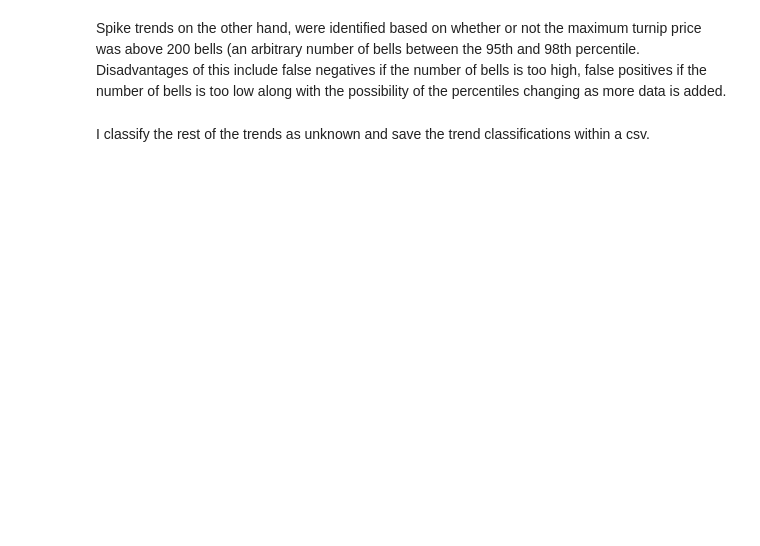
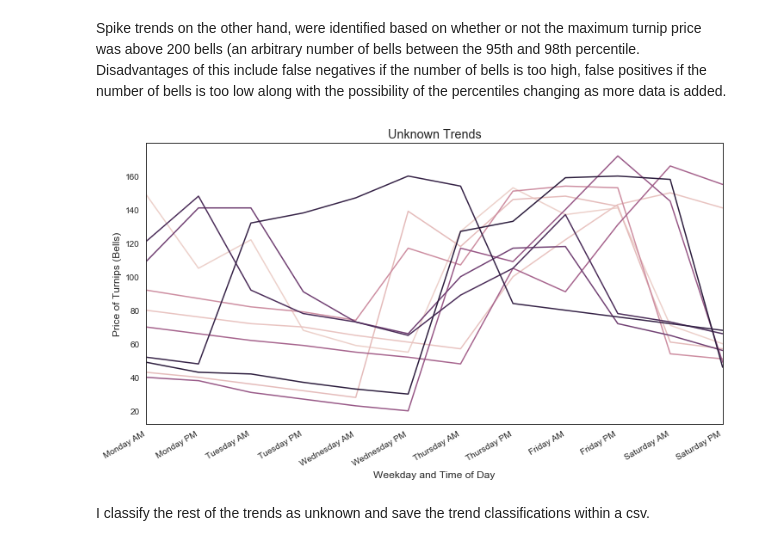
Before and after one commit to ys-lin14/acnh-clustering, a Jupyter notebook: 3_manual_trend_classification.ipynb, the cells around one changed output. Saved outputs shown, nothing was run; the diff lists cells and outputs as text; code cells hidden in the pictures; blank space fills up the shorter version.

```diff
--- a/3_manual_trend_classification.ipynb
+++ b/3_manual_trend_classification.ipynb
@@ -192,34 +194,36 @@ plt.show()
 Spike trends on the other hand, were identified based on whether or not the maximum turnip price was above 200 bells (an arbitrary number of bells between the 95th and 98th percentile. Disadvantages of this include false negatives if the number of bells is too high, false positives if the number of bells is too low along with the possibility of the percentiles changing as more data is added.
 # %%
 unknown_trend_ids = get_unknown_trend_ids(
-    complete_sell_data,
+    sell_data,
     decreasing_trend_ids,
     spike_trend_ids
 )
 
 unknown_trend_samples = get_sample_trends(
-    data=complete_sell_data,
+    data=sell_data,
     trend_ids=unknown_trend_ids,
     n_samples=10
 )
 
 plt.figure(figsize=(12, 6))
 unknown_trend_plot = sns.lineplot(
     x='weekday_observed',
     y='price',
     hue='trend_id',
     data=unknown_trend_samples,
     sort=False,
     legend=False
 )
 unknown_trend_plot.set(
     title='Unknown Trends',
     xlabel='Weekday and Time of Day',
     ylabel='Price of Turnips (Bells)'
 )
 unknown_trend_plot.set_xticklabels(xticks, rotation=30, ha='right')
 plt.xlim(0, 11)
 plt.show()
+# %% [output]
+[figure, added]
 # %% [markdown]
 I classify the rest of the trends as unknown and save the trend classifications within a csv.
 # %%
```
Also changed, not shown: parts of 5 cells of this notebook.
